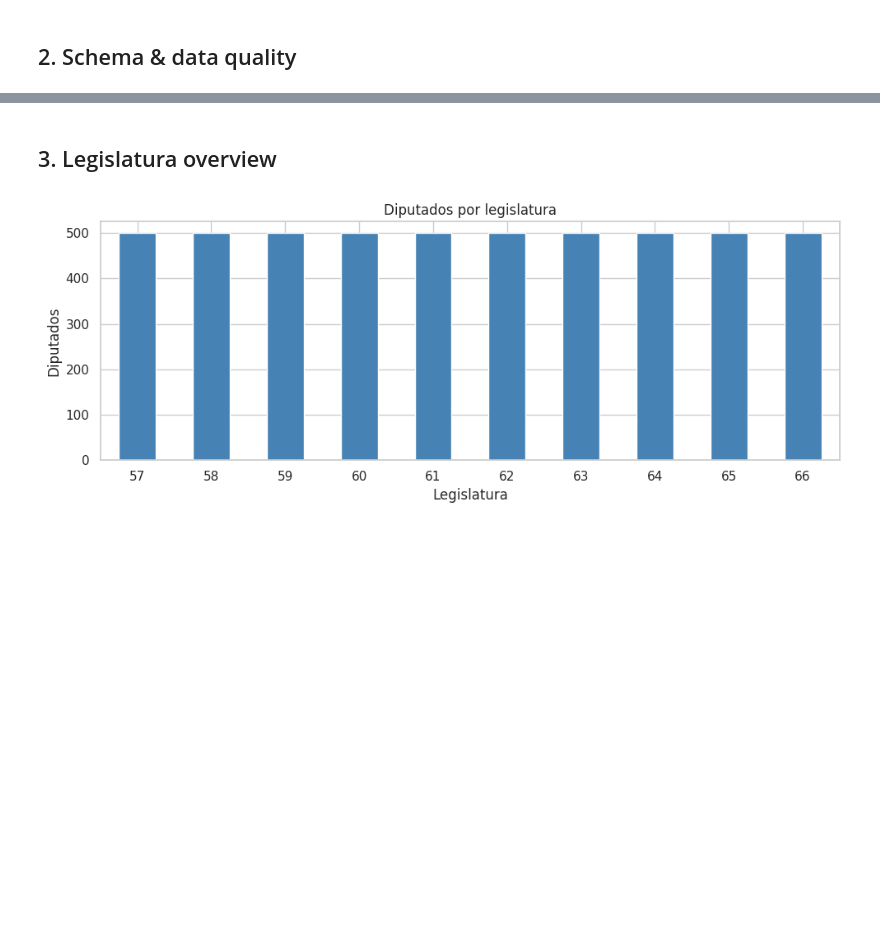
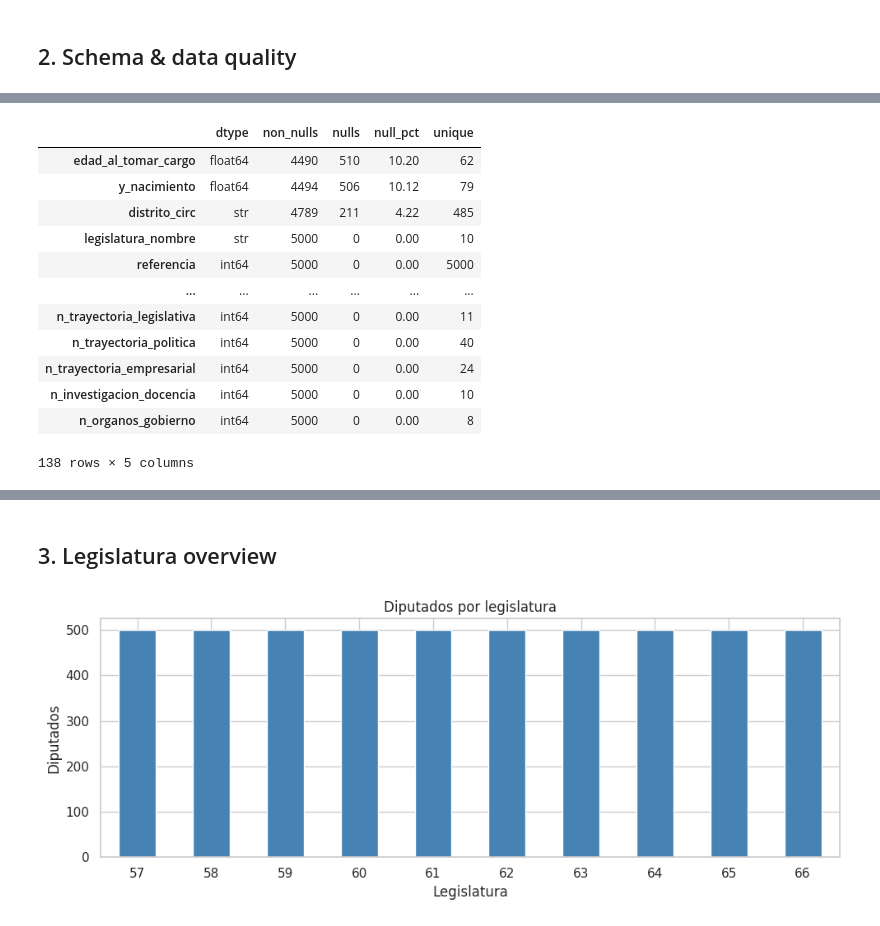
Before and after one commit to AngelsalamancaCar/diputrax, a Jupyter notebook: eda_diputados.ipynb, the cells around one changed output, grey strips where cells are left out. Saved outputs shown, nothing was run; the diff lists cells and outputs as text; code cells hidden in the pictures; blank space fills up the shorter version.

```diff
--- a/eda_diputados.ipynb
+++ b/eda_diputados.ipynb
@@ -91,6 +89,32 @@ legislatura_num
 65    500
 66    500
 dtype: int64
+# %%
+#Data info report
+
+report = pd.DataFrame({
+    "dtype": df.dtypes,
+    "non_nulls": df.notnull().sum(),
+    "nulls": df.isnull().sum(),
+    "null_pct": df.isnull().mean() * 100,
+    "unique": df.nunique()
+}).sort_values("null_pct", ascending=False)
+
+report
+# %% [output]
+|  | dtype | non_nulls | nulls | null_pct | unique |
+| edad_al_tomar_cargo | float64 | 4490 | 510 | 10.20 | 62 |
+| y_nacimiento | float64 | 4494 | 506 | 10.12 | 79 |
+| distrito_circ | str | 4789 | 211 | 4.22 | 485 |
+| legislatura_nombre | str | 5000 | 0 | 0.00 | 10 |
+| referencia | int64 | 5000 | 0 | 0.00 | 5000 |
+| ... | ... | ... | ... | ... | ... |
+| n_trayectoria_legislativa | int64 | 5000 | 0 | 0.00 | 11 |
+| n_trayectoria_politica | int64 | 5000 | 0 | 0.00 | 40 |
+| n_trayectoria_empresarial | int64 | 5000 | 0 | 0.00 | 24 |
+| n_investigacion_docencia | int64 | 5000 | 0 | 0.00 | 10 |
+| n_organos_gobierno | int64 | 5000 | 0 | 0.00 | 8 |
+138 rows × 5 columns
 # %%
 # missing values heatmap
 miss = df.isnull().mean().sort_values(ascending=False)
```
Also changed, not shown: parts of 10 cells of this notebook, 4 other files.
